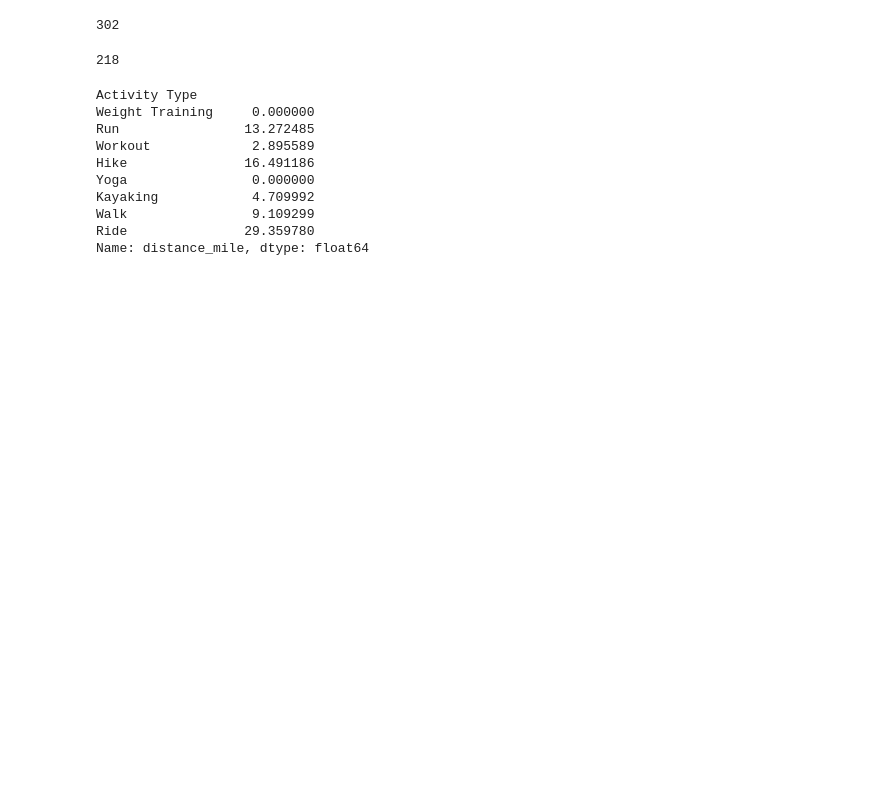
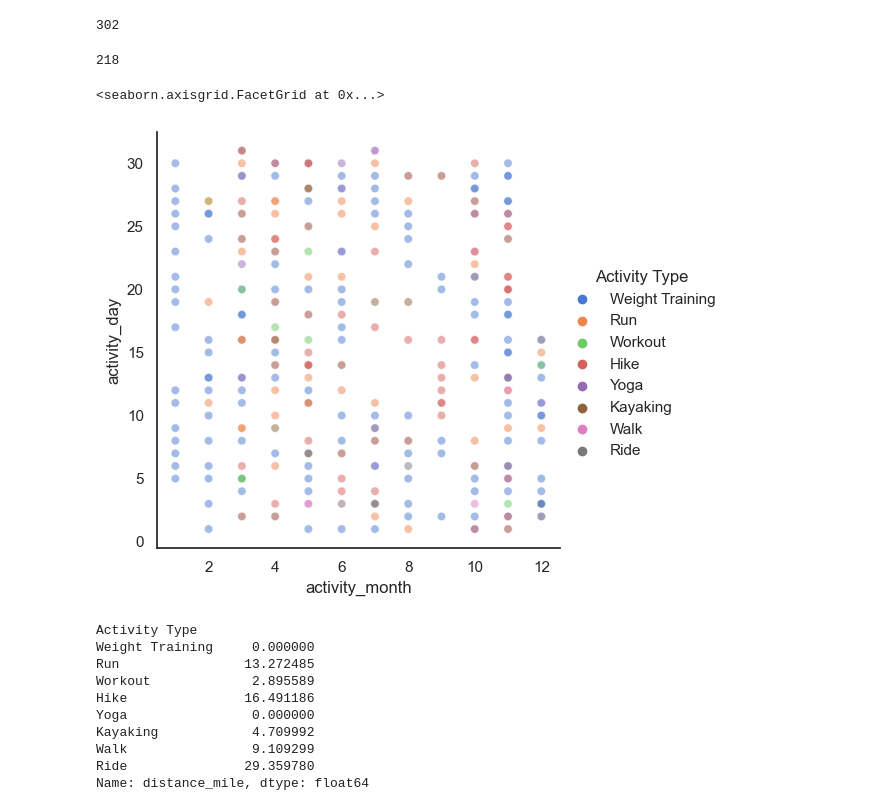
Before and after one commit to dazhaoniel/strava-recap-2022, a Jupyter notebook: strava2022.ipynb, the cells around one changed output. Saved outputs shown, nothing was run; the diff lists cells and outputs as text; code cells hidden in the pictures; blank space fills up the shorter version.

```diff
--- a/strava2022.ipynb
+++ b/strava2022.ipynb
@@ -94,6 +102,16 @@ len(df)
 len(df.groupby([df['activity_date'].dt.date]))
 # %% [output]
 218
+# %%
+# adding new column month
+df['activity_month'] = df['activity_date'].dt.month
+df['activity_day'] = df['activity_date'].dt.day
+# %%
+sns.relplot(x='activity_month', y='activity_day', kind='scatter',
+            hue='Activity Type', alpha=.5, palette="muted", data=df)
+# %% [output]
+<seaborn.axisgrid.FacetGrid at 0x...>
+[figure, added]
 # %%
 # need to transform Distance column from default (km) to miles
 df = df.astype({'Distance':'float'})
```
Also changed, not shown: parts of 4 cells of this notebook.
